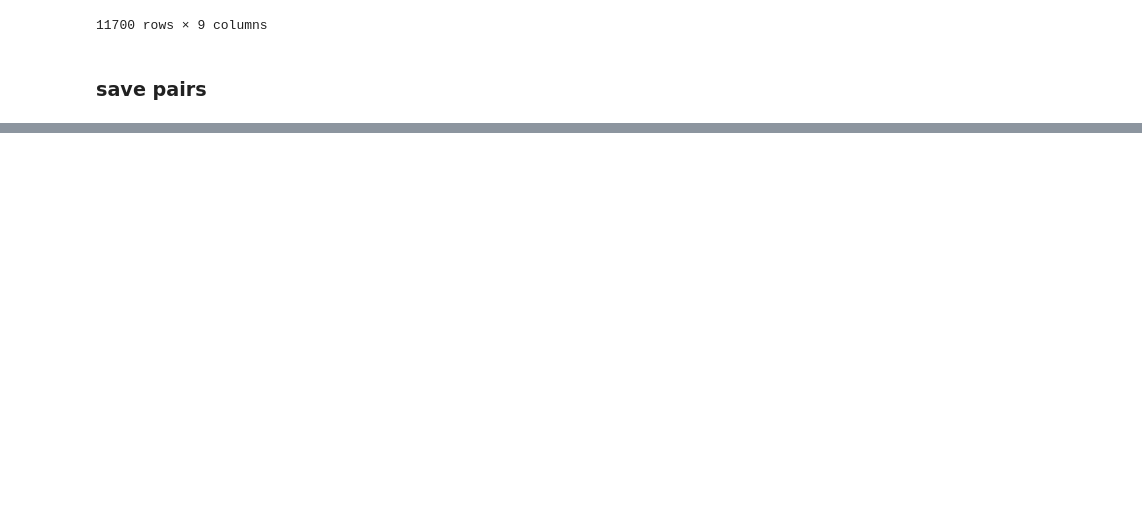
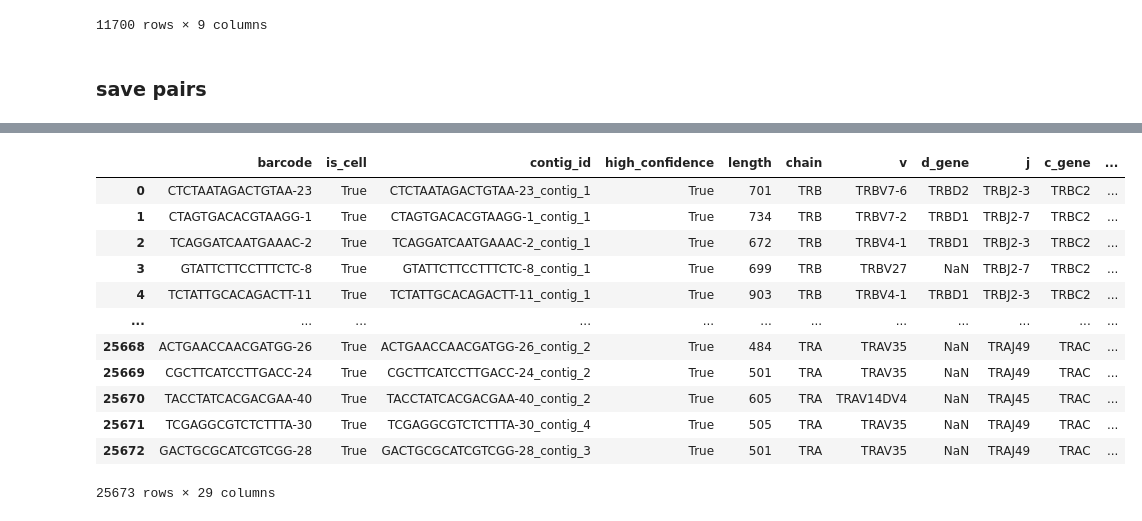
Before and after one commit to yuliajk/tcremp, a Jupyter notebook: data_prep.ipynb, the cells around one changed output, grey strips where cells are left out. Drawn from its saved outputs; the diff is of its cells as text; code cells hidden in the pictures; blank space fills up the shorter version.

```diff
--- a/data_prep.ipynb
+++ b/data_prep.ipynb
@@ -341,0 +344,13 @@ data_paired.to_csv(data_paired_output_path,sep='\t', index = False)
+# %%
+label = 'antigen.epitope'
+label_high = 'antigen.epitope_freq'
+data_train_path = outputs_path +'VDJdb_data.csv'
+label_train = 'antigen.epitope'
+label_train_high = 'antigen.epitope_freq'
+
+donor = 'donor1'
+data_pred_path = outputs_path + '10x_annot_data_' + donor + '.txt'
+label_pred = 'top_tetramer'
+label_pred_high = 'top_tetramer_freq'
+
+data_output_path = outputs_path +'VDJdb_10x_train_pred.csv'
@@ -341,0 +361,3 @@ data_paired.to_csv(data_paired_output_path,sep='\t', index = False)
+# %%
+data_train = pd.read_csv(data_train_path,sep='\t')
+data_pred = pd.read_csv(data_pred_path,sep='\t')
@@ -341,0 +380,16 @@ data_paired.to_csv(data_paired_output_path,sep='\t', index = False)
+# %%
+data_pred
+# %% [output]
+|  | barcode | is_cell | contig_id | high_confidence | length | chain | v | d_gene | j | c_gene | ... |
+| 0 | CTCTAATAGACTGTAA-23 | True | CTCTAATAGACTGTAA-23_contig_1 | True | 701 | TRB | TRBV7-6 | TRBD2 | TRBJ2-3 | TRBC2 | ... |
+| 1 | CTAGTGACACGTAAGG-1 | True | CTAGTGACACGTAAGG-1_contig_1 | True | 734 | TRB | TRBV7-2 | TRBD1 | TRBJ2-7 | TRBC2 | ... |
+| 2 | TCAGGATCAATGAAAC-2 | True | TCAGGATCAATGAAAC-2_contig_1 | True | 672 | TRB | TRBV4-1 | TRBD1 | TRBJ2-3 | TRBC2 | ... |
+| 3 | GTATTCTTCCTTTCTC-8 | True | GTATTCTTCCTTTCTC-8_contig_1 | True | 699 | TRB | TRBV27 | NaN | TRBJ2-7 | TRBC2 | ... |
+| 4 | TCTATTGCACAGACTT-11 | True | TCTATTGCACAGACTT-11_contig_1 | True | 903 | TRB | TRBV4-1 | TRBD1 | TRBJ2-3 | TRBC2 | ... |
+| ... | ... | ... | ... | ... | ... | ... | ... | ... | ... | ... | ... |
+| 25668 | ACTGAACCAACGATGG-26 | True | ACTGAACCAACGATGG-26_contig_2 | True | 484 | TRA | TRAV35 | NaN | TRAJ49 | TRAC | ... |
+| 25669 | CGCTTCATCCTTGACC-24 | True | CGCTTCATCCTTGACC-24_contig_2 | True | 501 | TRA | TRAV35 | NaN | TRAJ49 | TRAC | ... |
+| 25670 | TACCTATCACGACGAA-40 | True | TACCTATCACGACGAA-40_contig_2 | True | 605 | TRA | TRAV14DV4 | NaN | TRAJ45 | TRAC | ... |
+| 25671 | TCGAGGCGTCTCTTTA-30 | True | TCGAGGCGTCTCTTTA-30_contig_4 | True | 505 | TRA | TRAV35 | NaN | TRAJ49 | TRAC | ... |
+| 25672 | GACTGCGCATCGTCGG-28 | True | GACTGCGCATCGTCGG-28_contig_3 | True | 501 | TRA | TRAV35 | NaN | TRAJ49 | TRAC | ... |
+25673 rows × 29 columns
```
Also changed, not shown: parts of 6 cells of this notebook, 1 other file.
